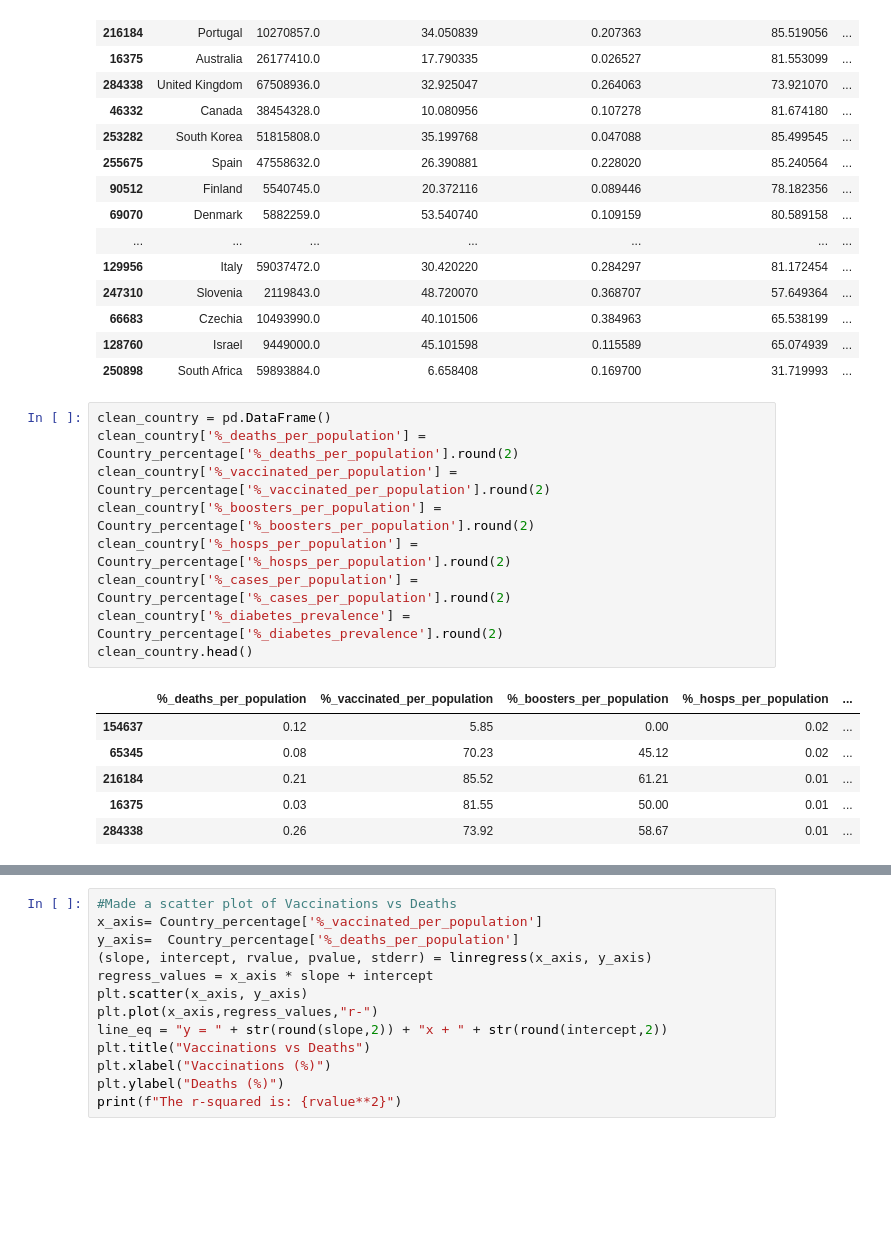
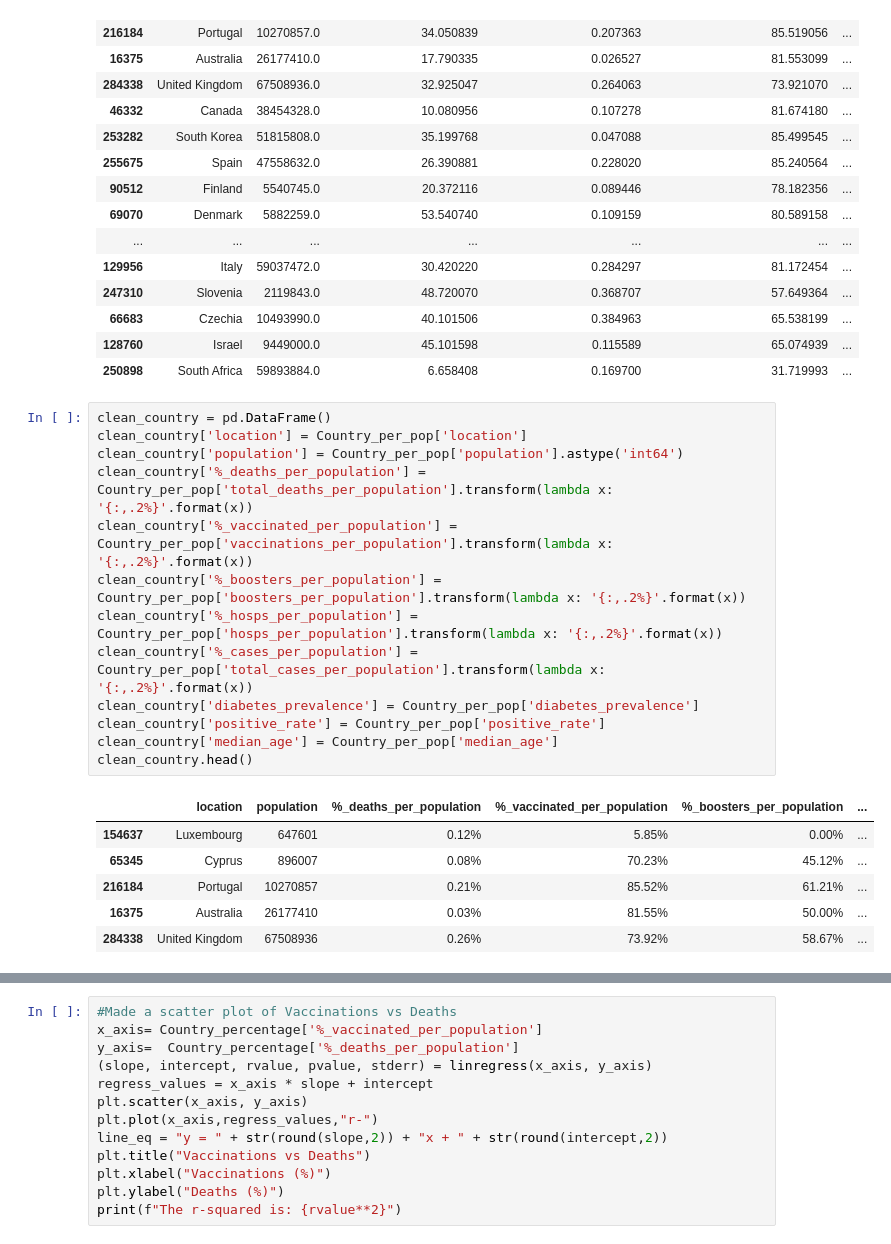
Before and after one commit to Murtatha381/Project-3, a Jupyter notebook: jupyter_database.ipynb, the cells around one changed output, grey strips where cells are left out. Cells and saved outputs as stored; diff of their text form; blank space fills up the shorter version.

Commit message:
clean data

```diff
--- a/jupyter_database.ipynb
+++ b/jupyter_database.ipynb
@@ -185,22 +189,26 @@ Country_percentage[['location','population','%_cases_per_population','%_deaths_p
 | 66683 | Czechia | 10493990.0 | 40.101506 | 0.384963 | 65.538199 | ... |
 | 128760 | Israel | 9449000.0 | 45.101598 | 0.115589 | 65.074939 | ... |
 | 250898 | South Africa | 59893884.0 | 6.658408 | 0.169700 | 31.719993 | ... |
-# %%
-clean_country = pd.DataFrame()
-clean_country['%_deaths_per_population'] = Country_percentage['%_deaths_per_population'].round(2)
-clean_country['%_vaccinated_per_population'] = Country_percentage['%_vaccinated_per_population'].round(2)
-clean_country['%_boosters_per_population'] = Country_percentage['%_boosters_per_population'].round(2)
-clean_country['%_hosps_per_population'] = Country_percentage['%_hosps_per_population'].round(2)
-clean_country['%_cases_per_population'] = Country_percentage['%_cases_per_population'].round(2)
-clean_country['%_diabetes_prevalence'] = Country_percentage['%_diabetes_prevalence'].round(2)
-clean_country.head()
-# %% [output]
-|  | %_deaths_per_population | %_vaccinated_per_population | %_boosters_per_population | %_hosps_per_population | ... |
-| 154637 | 0.12 | 5.85 | 0.00 | 0.02 | ... |
-| 65345 | 0.08 | 70.23 | 45.12 | 0.02 | ... |
-| 216184 | 0.21 | 85.52 | 61.21 | 0.01 | ... |
-| 16375 | 0.03 | 81.55 | 50.00 | 0.01 | ... |
-| 284338 | 0.26 | 73.92 | 58.67 | 0.01 | ... |
+# %%
+clean_country = pd.DataFrame()
+clean_country['location'] = Country_per_pop['location']
+clean_country['population'] = Country_per_pop['population'].astype('int64')
+clean_country['%_deaths_per_population'] = Country_per_pop['total_deaths_per_population'].transform(lambda x: '{:,.2%}'.format(x))
+clean_country['%_vaccinated_per_population'] = Country_per_pop['vaccinations_per_population'].transform(lambda x: '{:,.2%}'.format(x))
+clean_country['%_boosters_per_population'] = Country_per_pop['boosters_per_population'].transform(lambda x: '{:,.2%}'.format(x))
+clean_country['%_hosps_per_population'] = Country_per_pop['hosps_per_population'].transform(lambda x: '{:,.2%}'.format(x))
+clean_country['%_cases_per_population'] = Country_per_pop['total_cases_per_population'].transform(lambda x: '{:,.2%}'.format(x))
+clean_country['diabetes_prevalence'] = Country_per_pop['diabetes_prevalence']
+clean_country['positive_rate'] = Country_per_pop['positive_rate']
+clean_country['median_age'] = Country_per_pop['median_age']
+clean_country.head()
+# %% [output]
+|  | location | population | %_deaths_per_population | %_vaccinated_per_population | %_boosters_per_population | ... |
+| 154637 | Luxembourg | 647601 | 0.12% | 5.85% | 0.00% | ... |
+| 65345 | Cyprus | 896007 | 0.08% | 70.23% | 45.12% | ... |
+| 216184 | Portugal | 10270857 | 0.21% | 85.52% | 61.21% | ... |
+| 16375 | Australia | 26177410 | 0.03% | 81.55% | 50.00% | ... |
+| 284338 | United Kingdom | 67508936 | 0.26% | 73.92% | 58.67% | ... |
 # %%
 #made a scatter plot of Vaccinations VS Positive Cases
 x_axis= Country_percentage['%_vaccinated_per_population']
```
Also changed, not shown: parts of 3 cells of this notebook.
